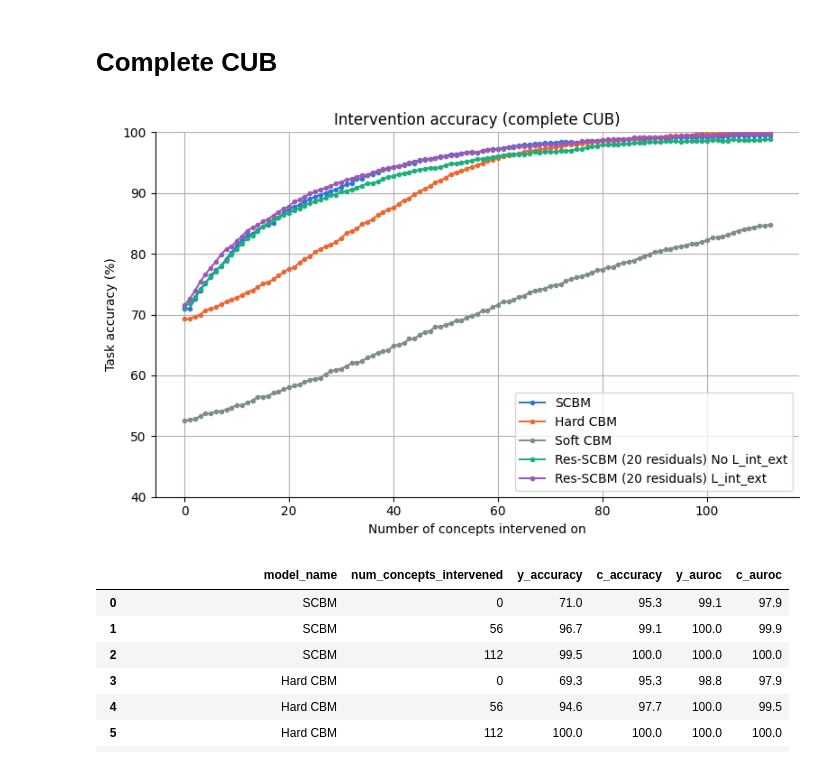
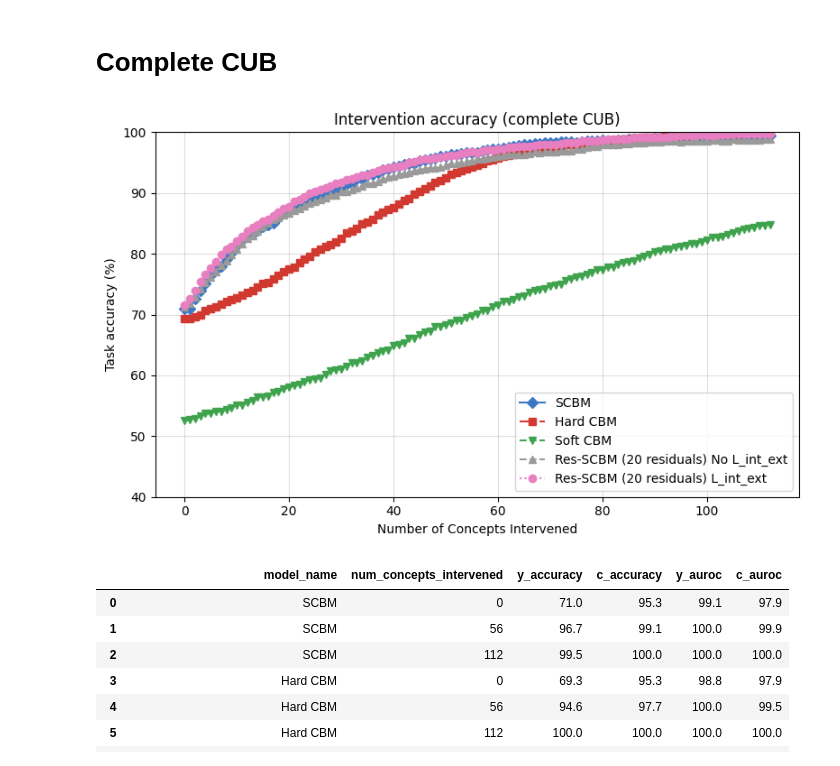
Before and after one commit to stephenmarcou/SCBM_implementation, a Jupyter notebook: results_aug.ipynb, the cells around one changed output. Saved outputs shown, nothing was run; the diff lists cells and outputs as text; code cells hidden in the pictures.

```diff
--- a/results_aug.ipynb
+++ b/results_aug.ipynb
@@ -241,33 +257,18 @@ orig_res_scbm_20_residuals = "orig_cub_emp_perc_residuals_20_L_int_extension_los
 # %%
 # (label, model_dir, model_type) -- model_type selects the experiments/<model_type>/CUB/ subfolder
 orig_models = [
     ("SCBM", orig_scbm_model, "scbm"),
     ("Hard CBM", orig_cbm_hard_model, "cbm"),
     ("Soft CBM", orig_cbm_soft_model, "cbm"),
     ("Res-SCBM (20 residuals) No L_int_ext", orig_res_scbm_20_residuals_without_L_int_extension_loss, "scbm_residual"),
     ("Res-SCBM (20 residuals) L_int_ext", orig_res_scbm_20_residuals, "scbm_residual"),
 ]
-orig_colors = ["#2a78d6", "#eb6834", "#7f8c8d", "#1baf7a", "#9b59b6"]
 
-fig, ax = plt.subplots(figsize=(8, 5))
-for (label, model_dir, model_type), color in zip(orig_models, orig_colors):
-    concepts_intervened, y_accuracies, c_accuracies = extract_info_from_intervention_log(
-        model_dir, model_type=model_type, dataset="CUB"
-    )
-    ax.plot(concepts_intervened, y_accuracies, marker="o", markersize=3, color=color, label=label)
-
-ax.set_xlabel("Number of concepts intervened on")
-ax.set_ylabel("Task accuracy (%)")
-ax.set_title("Intervention accuracy (complete CUB)")
-ax.legend()
-ax.grid(True)
+ax = plot_intervention_curves(orig_models, {"dataset": "CUB"}, "Intervention accuracy (complete CUB)")
 ax.set_ylim(40, 100)
-ax.spines["top"].set_visible(False)
-ax.spines["right"].set_visible(False)
-plt.tight_layout()
 plt.show()
 # %% [output]
-[figure, old version]
+[figure, new version]
 # %%
 # Create dataframe for the complete-CUB results
 # Only include 0, 56, and 112 concepts intervened
```
Also changed, not shown: parts of 3 cells of this notebook, 8 other files.
